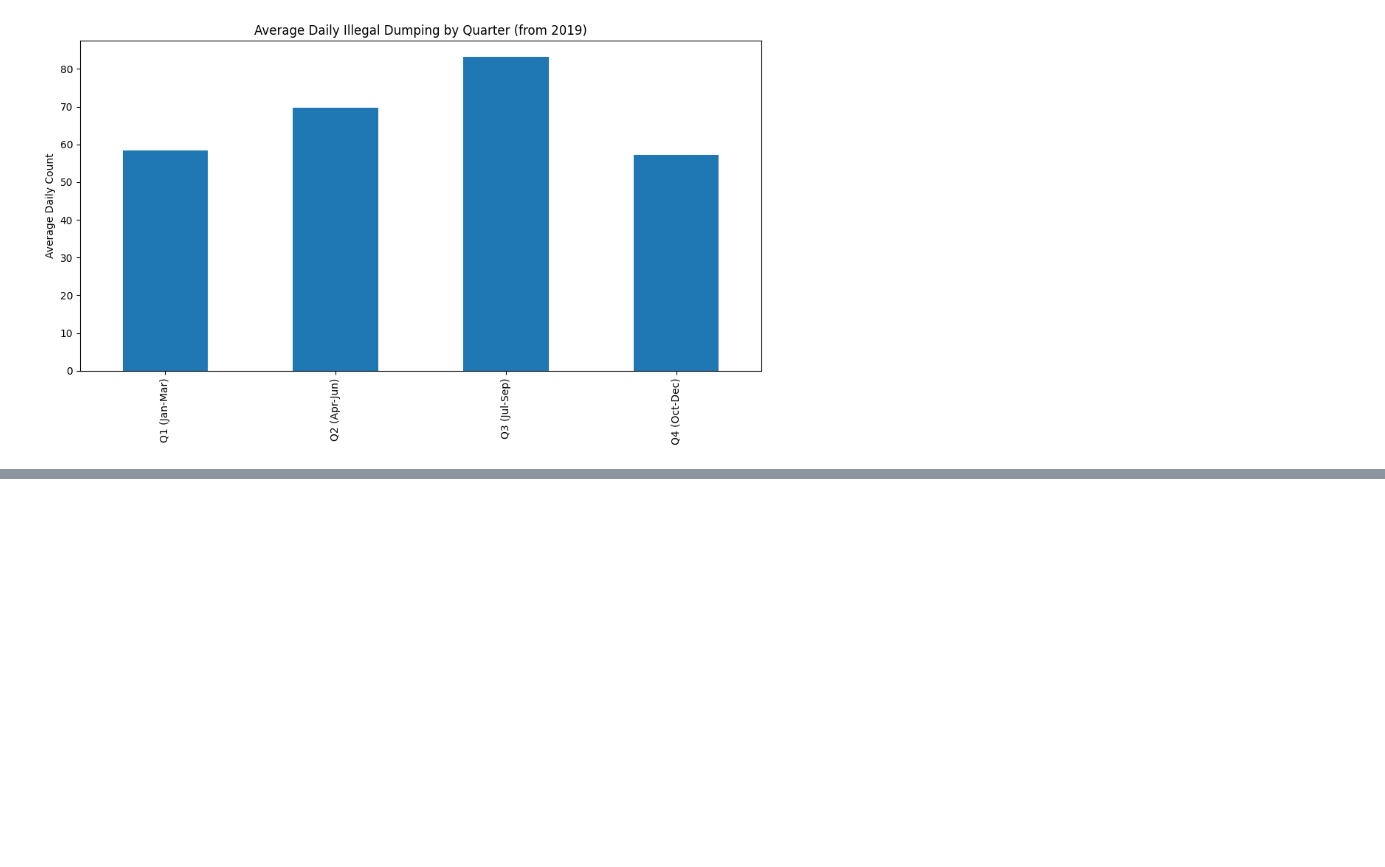
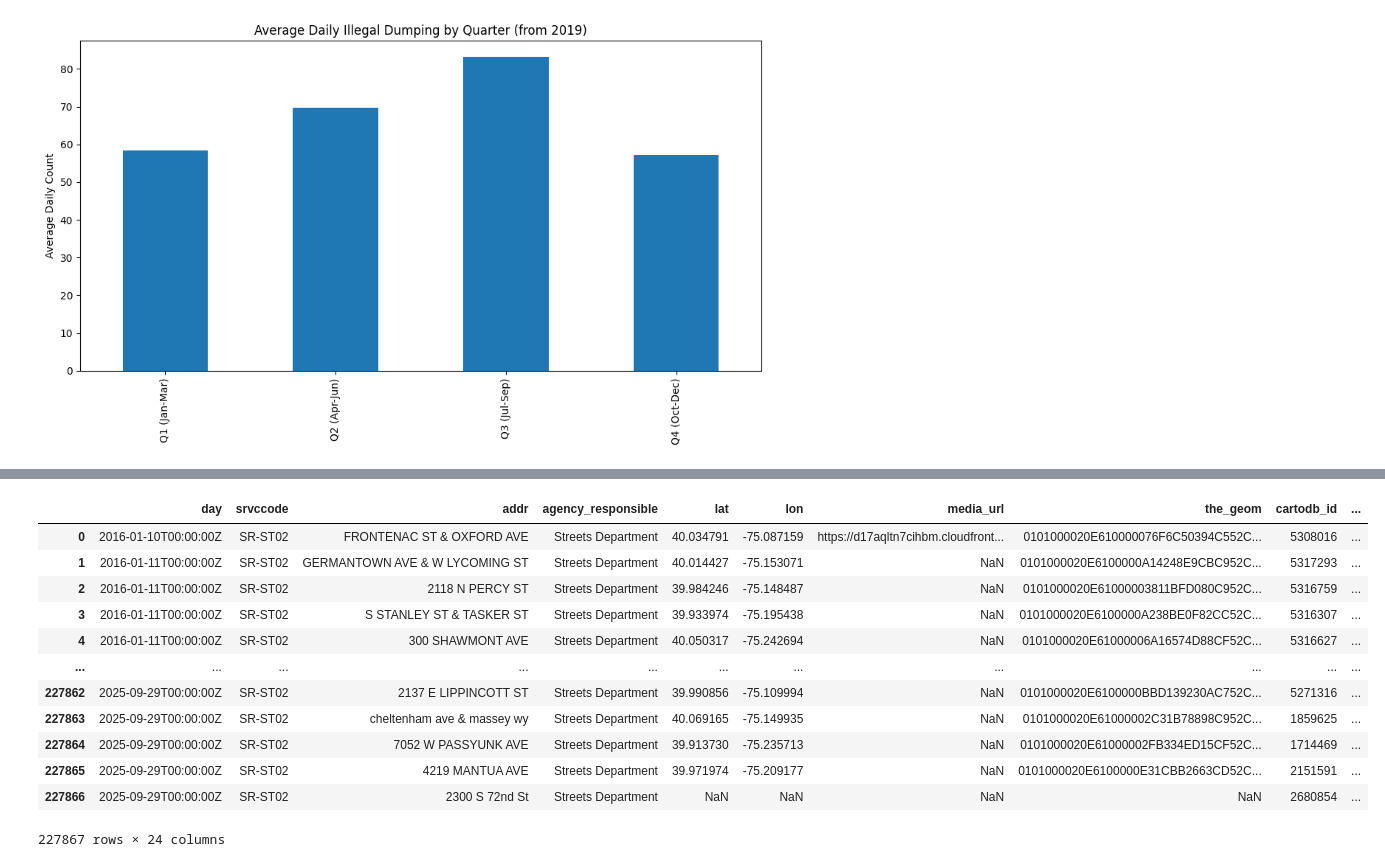
Before and after one commit to ramarh1/philly-illegal-dumping-forecast, a Jupyter notebook: notebooks/01_eda.ipynb, the cells around one changed output, grey strips where cells are left out. Cells and saved outputs as stored; diff of their text form; code cells hidden in the pictures; blank space fills up the shorter version.

```diff
--- a/notebooks/01_eda.ipynb
+++ b/notebooks/01_eda.ipynb
@@ -209,0 +242,16 @@ filtered_df_with_zcta["date"] = filtered_df_with_zcta["day"].dt.strftime("%Y-%m-
+# %%
+df_with_zcta
+# %% [output]
+|  | day | srvccode | addr | agency_responsible | lat | lon | media_url | the_geom | cartodb_id | ... |
+| 0 | 2016-01-10T00:00:00Z | SR-ST02 | FRONTENAC ST & OXFORD AVE | Streets Department | 40.034791 | -75.087159 | https://d17aqltn7cihbm.cloudfront... | 0101000020E610000076F6C50394C552C... | 5308016 | ... |
+| 1 | 2016-01-11T00:00:00Z | SR-ST02 | GERMANTOWN AVE & W LYCOMING ST | Streets Department | 40.014427 | -75.153071 | NaN | 0101000020E6100000A14248E9CBC952C... | 5317293 | ... |
+| 2 | 2016-01-11T00:00:00Z | SR-ST02 | 2118 N PERCY ST | Streets Department | 39.984246 | -75.148487 | NaN | 0101000020E61000003811BFD080C952C... | 5316759 | ... |
+| 3 | 2016-01-11T00:00:00Z | SR-ST02 | S STANLEY ST & TASKER ST | Streets Department | 39.933974 | -75.195438 | NaN | 0101000020E6100000A238BE0F82CC52C... | 5316307 | ... |
+| 4 | 2016-01-11T00:00:00Z | SR-ST02 | 300 SHAWMONT AVE | Streets Department | 40.050317 | -75.242694 | NaN | 0101000020E61000006A16574D88CF52C... | 5316627 | ... |
+| ... | ... | ... | ... | ... | ... | ... | ... | ... | ... | ... |
+| 227862 | 2025-09-29T00:00:00Z | SR-ST02 | 2137 E LIPPINCOTT ST | Streets Department | 39.990856 | -75.109994 | NaN | 0101000020E6100000BBD139230AC752C... | 5271316 | ... |
+| 227863 | 2025-09-29T00:00:00Z | SR-ST02 | cheltenham ave & massey wy | Streets Department | 40.069165 | -75.149935 | NaN | 0101000020E61000002C31B78898C952C... | 1859625 | ... |
+| 227864 | 2025-09-29T00:00:00Z | SR-ST02 | 7052 W PASSYUNK AVE | Streets Department | 39.913730 | -75.235713 | NaN | 0101000020E61000002FB334ED15CF52C... | 1714469 | ... |
+| 227865 | 2025-09-29T00:00:00Z | SR-ST02 | 4219 MANTUA AVE | Streets Department | 39.971974 | -75.209177 | NaN | 0101000020E6100000E31CBB2663CD52C... | 2151591 | ... |
+| 227866 | 2025-09-29T00:00:00Z | SR-ST02 | 2300 S 72nd St | Streets Department | NaN | NaN | NaN | NaN | 2680854 | ... |
+227867 rows × 24 columns
```
Also changed, not shown: parts of 17 cells of this notebook, 3 other files.
